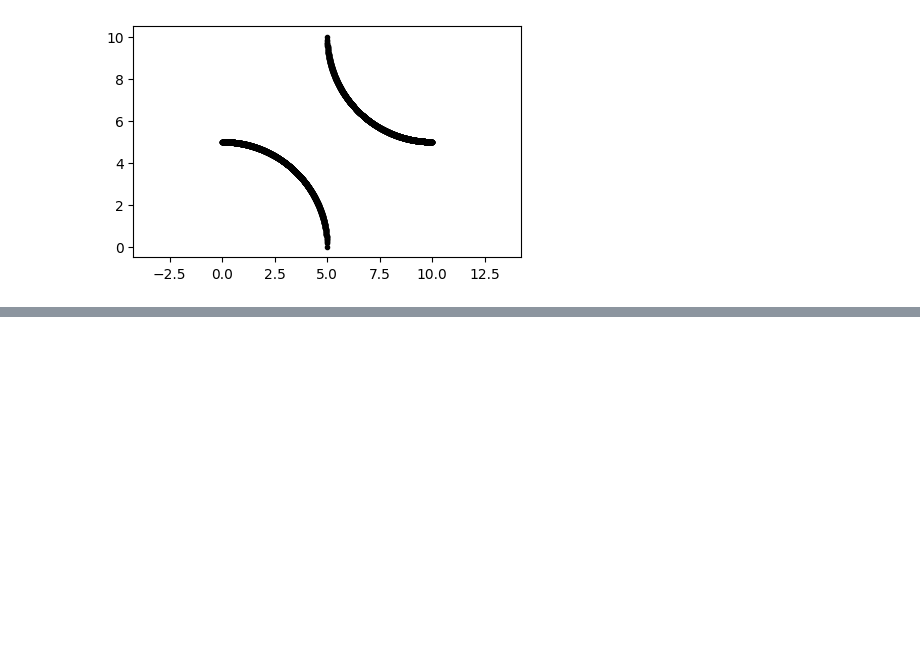
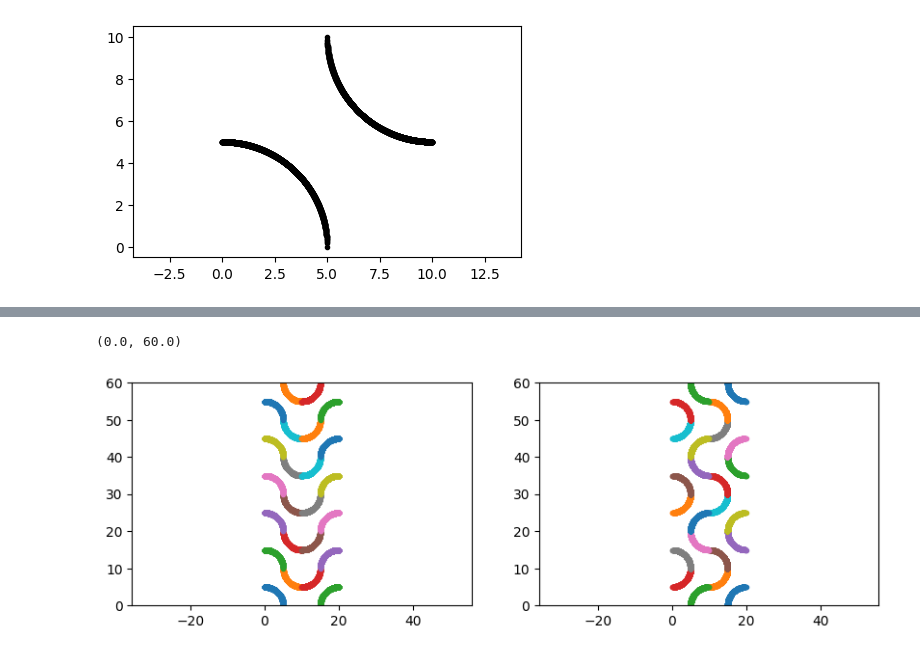
Before and after one commit to AdvancedMaterialSimulation/CITISENS_Composite, a Jupyter notebook: scripts/SandwichRVE/main_large.ipynb, the cells around one changed output, grey strips where cells are left out. Cells and saved outputs as stored; diff of their text form; code cells hidden in the pictures; blank space fills up the shorter version.

```diff
--- a/scripts/SandwichRVE/main_large.ipynb
+++ b/scripts/SandwichRVE/main_large.ipynb
@@ -174,0 +146,32 @@ trajs = final_trajs.copy()
+# %%
+# Select only x in [0,2*Lx] and y in [0,4*Ly]
+Nx_sel = 2
+Ny_sel = 6
+cond = lambda x,y: np.min(x) >= -1e2           and \
+                   np.max(x) <= Nx_sel * Lx and \
+                   np.min(y) >= -1e-2           and \
+                   np.max(y) <= Ny_sel * Ly
+
+all_trajs_1 = [itraj for itraj in all_trajs_1 if cond(itraj[:, 0], itraj[:, 1])]
+all_trajs_2 = [itraj for itraj in all_trajs_2 if cond(itraj[:, 0], itraj[:, 1])]
+
+# Visualización
+fig = plt.figure()
+fig.set_size_inches(10, 3)
+plt.subplot(1, 2, 1)
+for itraj in all_trajs_1:
+    plt.plot(itraj[:, 0], itraj[:, 1], '.-')
+# aspect ratio
+plt.axis('equal')
+plt.xlim([0, Nx_sel * Lx])
+
+plt.ylim([0, Ny_sel * Ly])
+plt.subplot(1, 2, 2)
+for itraj in all_trajs_2:
+    plt.plot(itraj[:, 0], itraj[:, 1], '.-')
+plt.axis('equal')
+plt.xlim([0, Nx_sel * Lx])
+plt.ylim([0, Ny_sel * Ly])
+# %% [output]
+(0.0, 60.0)
+[figure, added]
```
Also changed, not shown: parts of 15 cells of this notebook, 5 other files.
